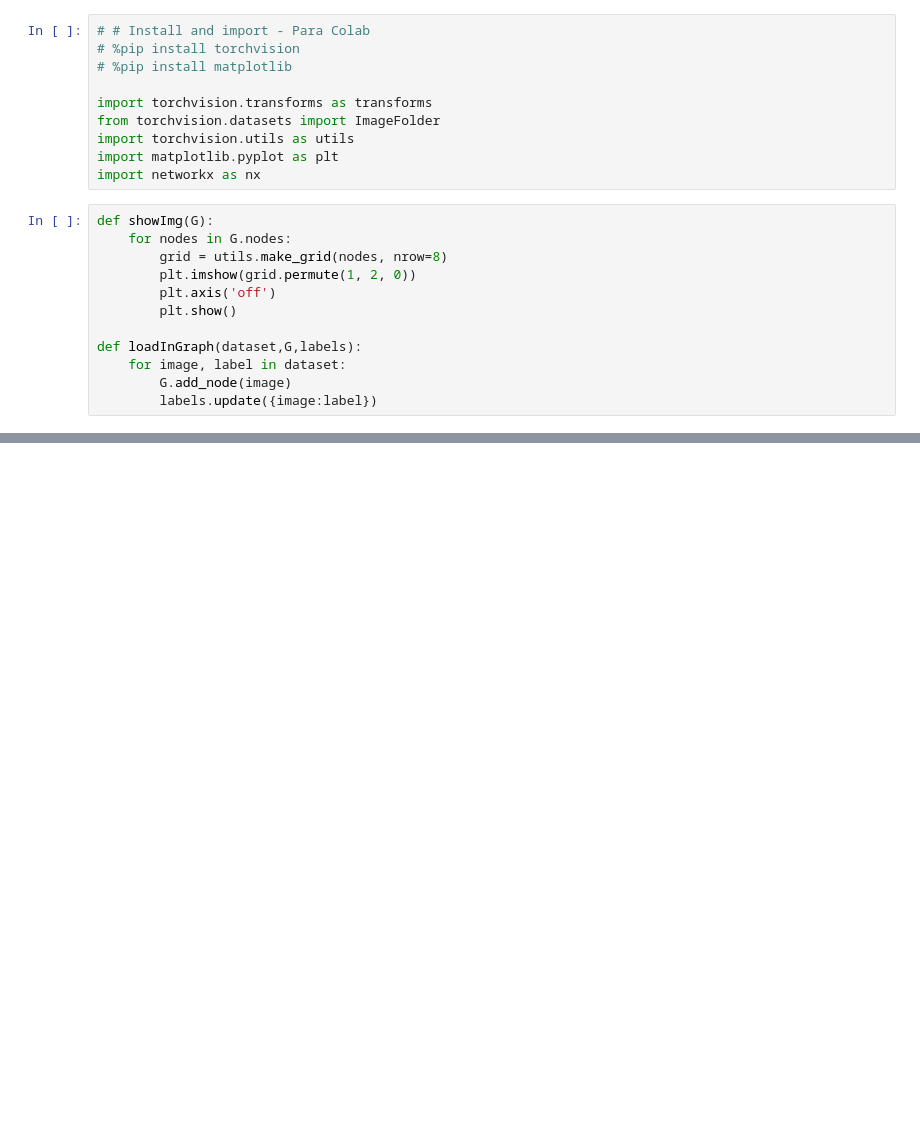
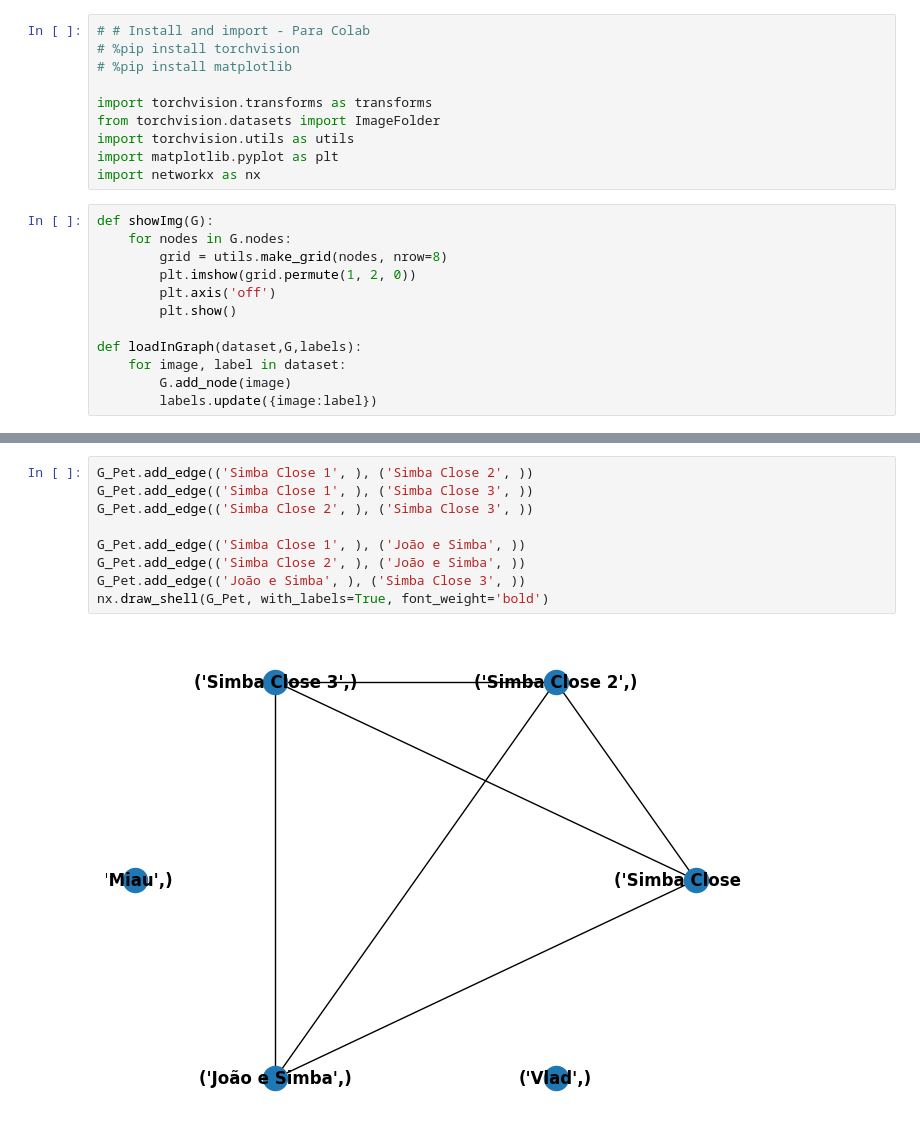
Before and after one commit to aslirou/TCC, a Jupyter notebook: ProvaDeConceito.ipynb, the cells around one changed output, grey strips where cells are left out. Drawn from its saved outputs; the diff is of its cells as text; blank space fills up the shorter version.

```diff
--- a/ProvaDeConceito.ipynb
+++ b/ProvaDeConceito.ipynb
@@ -101,0 +156,11 @@ print(DG.number_of_edges())
+# %%
+G_Pet.add_edge(('Simba Close 1', ), ('Simba Close 2', ))
+G_Pet.add_edge(('Simba Close 1', ), ('Simba Close 3', ))
+G_Pet.add_edge(('Simba Close 2', ), ('Simba Close 3', ))
+
+G_Pet.add_edge(('Simba Close 1', ), ('João e Simba', ))
+G_Pet.add_edge(('Simba Close 2', ), ('João e Simba', ))
+G_Pet.add_edge(('João e Simba', ), ('Simba Close 3', ))
+nx.draw_shell(G_Pet, with_labels=True, font_weight='bold')
+# %% [output]
+[figure, added]
```
Also changed, not shown: parts of 5 cells of this notebook.
